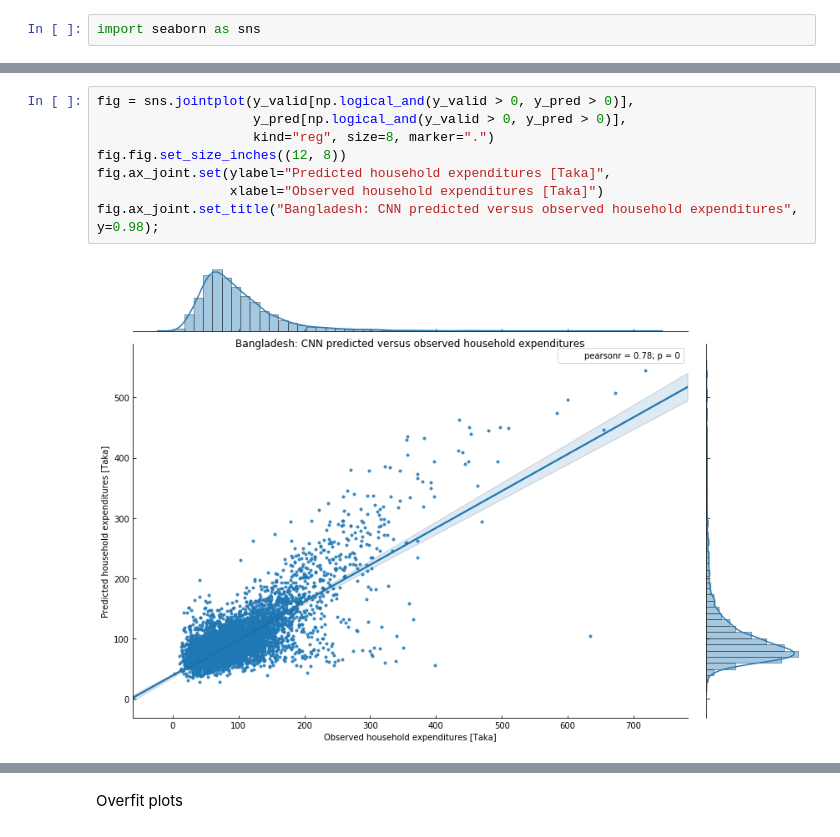
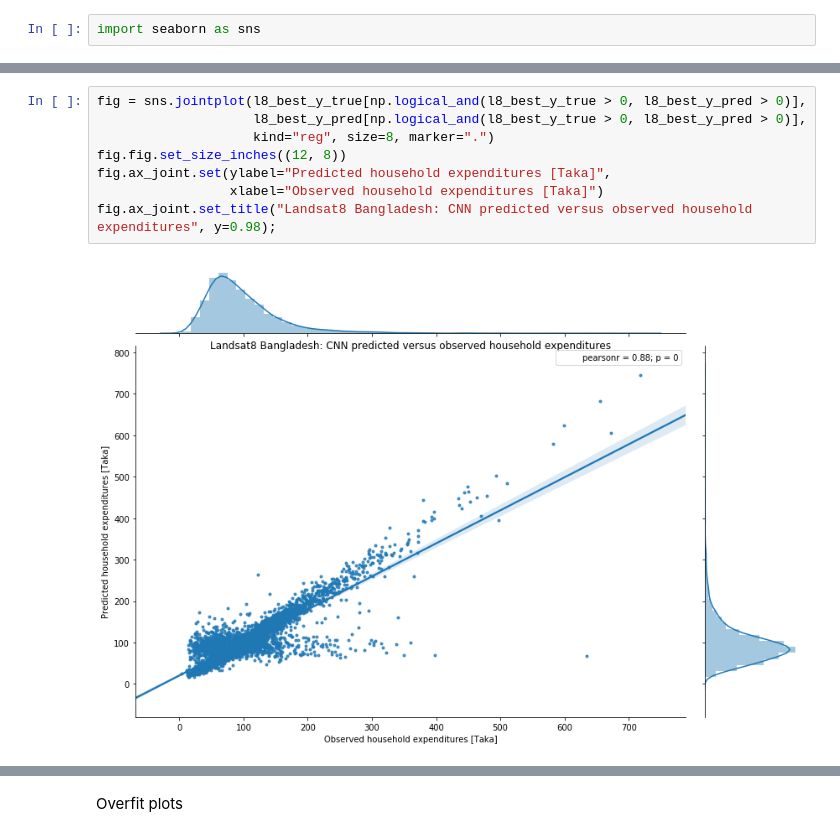
Before and after one commit to chrisyeh96/india-poverty, a Jupyter notebook: ipython_notebooks/plotting.ipynb, the cells around one changed output, grey strips where cells are left out. Saved outputs shown, nothing was run; the diff lists cells and outputs as text.

```diff
--- a/ipython_notebooks/plotting.ipynb
+++ b/ipython_notebooks/plotting.ipynb
@@ -94,10 +113,10 @@ fig.ax_joint.set_title("Bangladesh: CNN predicted versus observed household expe
 # %%
-fig = sns.jointplot(y_valid[np.logical_and(y_valid > 0, y_pred > 0)],
-                    y_pred[np.logical_and(y_valid > 0, y_pred > 0)],
+fig = sns.jointplot(l8_best_y_true[np.logical_and(l8_best_y_true > 0, l8_best_y_pred > 0)],
+                    l8_best_y_pred[np.logical_and(l8_best_y_true > 0, l8_best_y_pred > 0)],
                     kind="reg", size=8, marker=".")
 fig.fig.set_size_inches((12, 8))
 fig.ax_joint.set(ylabel="Predicted household expenditures [Taka]",
                  xlabel="Observed household expenditures [Taka]")
-fig.ax_joint.set_title("Bangladesh: CNN predicted versus observed household expenditures", y=0.98);
+fig.ax_joint.set_title("Landsat8 Bangladesh: CNN predicted versus observed household expenditures", y=0.98);
 # %% [output]
-[figure, old version]
+[figure, new version]
```
Also changed, not shown: parts of 16 cells of this notebook, 4 other files.
